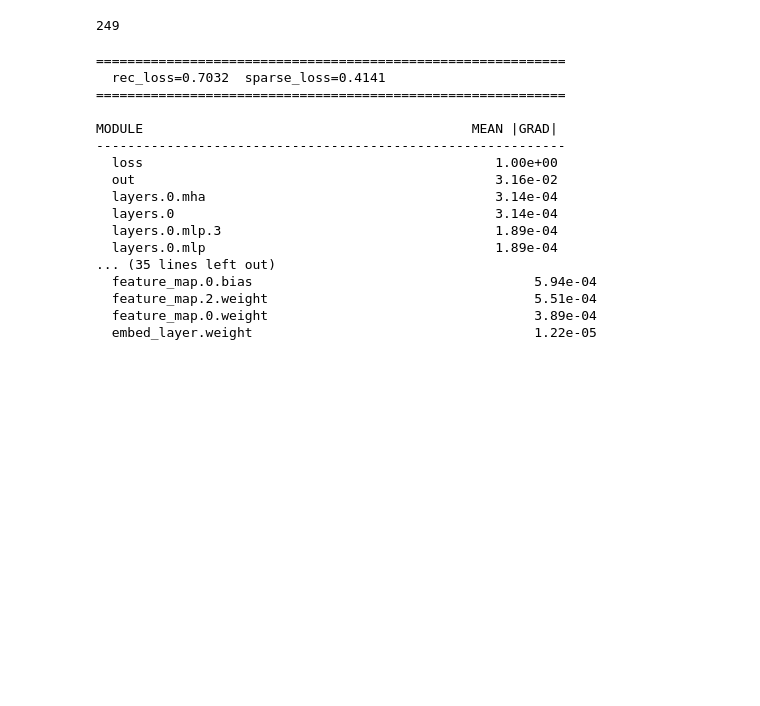
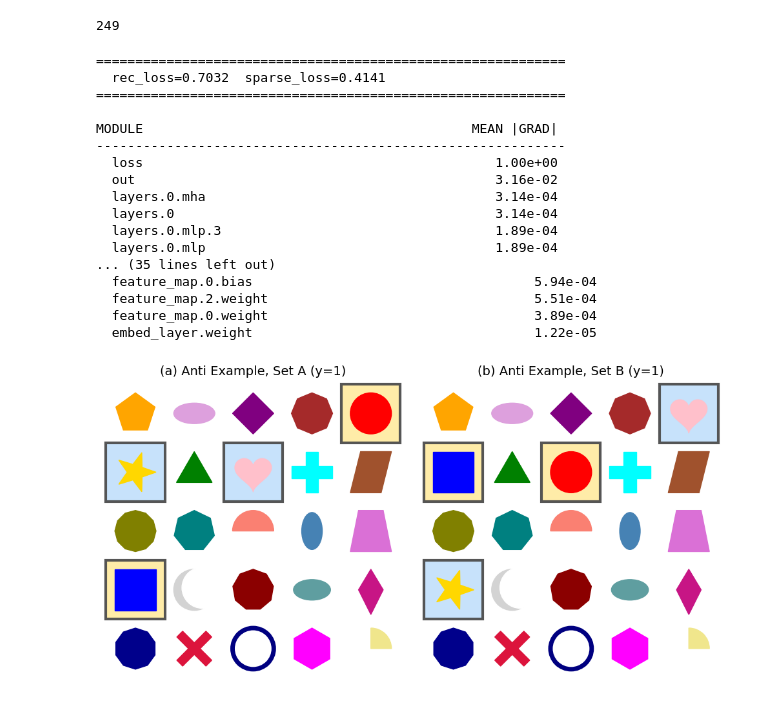
Before and after one commit to aryangarg794/sparse-ood-generalization, a Jupyter notebook: notebooks/data_generation.ipynb, the cells around one changed output. Drawn from its saved outputs; the diff is of its cells as text; code cells hidden in the pictures; blank space fills up the shorter version.

```diff
--- a/notebooks/data_generation.ipynb
+++ b/notebooks/data_generation.ipynb
@@ -96,7 +96,7 @@ def is_horizontal_adjacent(grid, shape1, shape2):
 num_images = 250
 half_images = num_images // 2
 save_dir = "../data/shapes/"
-mode = 'test_b' #other options: test_a, test_b
+mode = 'anti' #other options: test_a, test_b
 func = 'row'
 size = 3
 os.makedirs(save_dir, exist_ok=True)
@@ -301,3 +301,37 @@ MODULE                                          MEAN |GRAD|
   feature_map.2.weight                                  5.51e-04
   feature_map.0.weight                                  3.89e-04
   embed_layer.weight                                    1.22e-05
+# %%
+# Anti dataset: first half = grids where rule A holds (generated with mode test_a), second half = the corresponding
+# example with the explanation swapped (rule B holds). All labels are 1. One A example and its B counterpart.
+anti_size = 5
+SEED = None                                                  # int for a fixed pick
+HIGHLIGHT = {"circle": "#ffeba3", "square": "#ffeba3",       # same style as media/images/four.png: pastel fill + dark grey boundary,
+             "heart": "#c4e1fb", "star": "#c4e1fb"}          # circle + square yellow, heart + star blue
+EDGE, EDGE_LW = "#4d4d4d", 3
+
+with open(f"../data/shapes/shapes_anti_size{anti_size}.pl", "rb") as file:
+    anti = dill.load(file)
+X_anti = anti["X_anti"].squeeze(-1)
+half = len(X_anti) // 2
+i = random.Random(SEED).randrange(half)
+pair = [("(a) Anti Example, Set A (y=1)", X_anti[i]), ("(b) Anti Example, Set B (y=1)", X_anti[half + i])]
+
+fig, axes = plt.subplots(1, 2, figsize=(10, 5.4))
+for ax, (title, tokens) in zip(axes, pair):
+    grid = np.array([[IDX_TO_SHAPES[int(t)] for t in row] for row in tokens], dtype=object)
+    for r in range(anti_size):
+        for c in range(anti_size):
+            x, y = c + 0.5, anti_size - r - 0.5
+            if grid[r, c] in HIGHLIGHT:
+                ax.add_patch(Rectangle((c, anti_size - r - 1), 1, 1, facecolor=HIGHLIGHT[grid[r, c]], edgecolor=EDGE, linewidth=EDGE_LW, alpha=0.95, zorder=0))
+            SHAPE_MAP[grid[r, c]](x, y, color=SHAPE_COLORS[grid[r, c]]).draw(ax)
+    ax.set_title(title, fontsize=14)
+    ax.set_xlim(-0.06, anti_size + 0.06)
+    ax.set_ylim(-0.06, anti_size + 0.06)
+    ax.set_aspect("equal")
+    ax.axis("off")
+plt.tight_layout(rect=(0, 0, 1, 0.92))
+plt.show()
+# %% [output]
+[figure, added]
```
Also changed, not shown: 18 other files.
